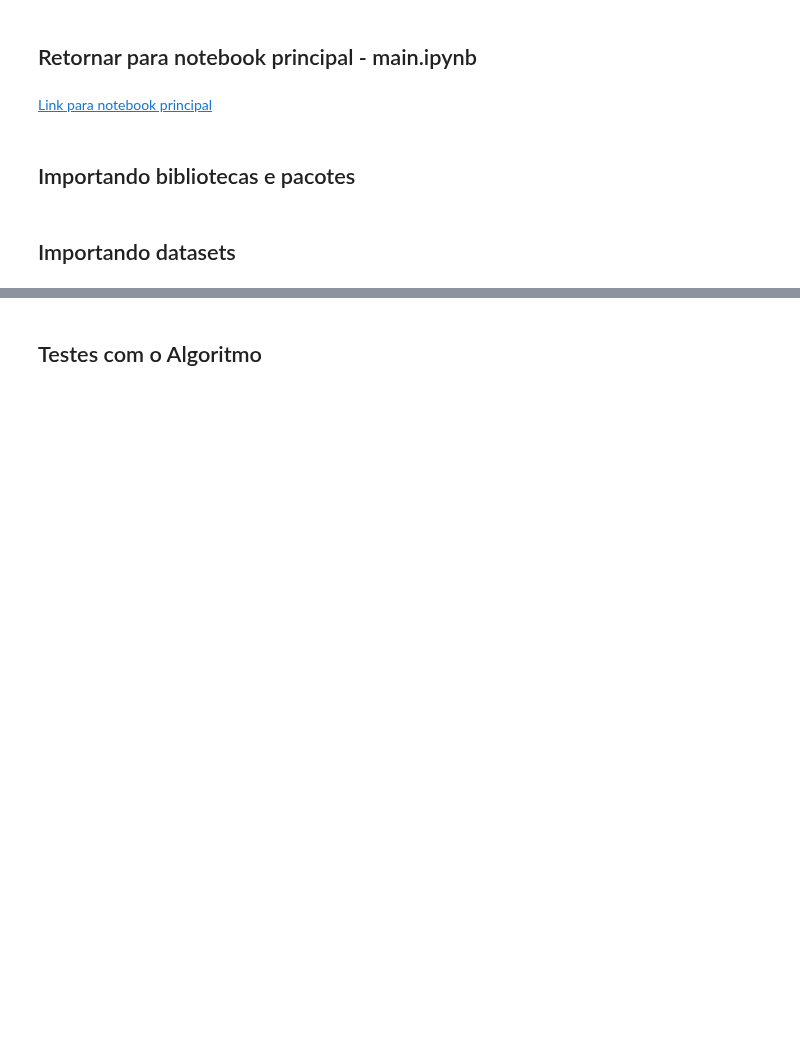
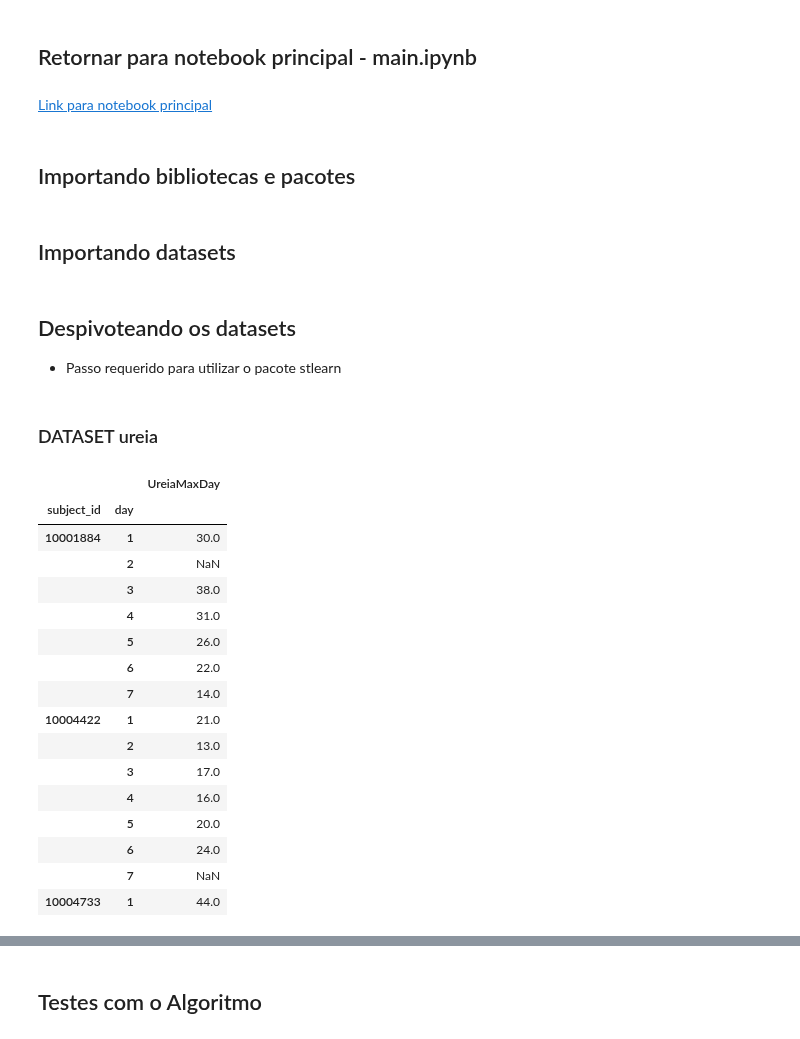
Before and after one commit to igorssant/TCC-Comparacao-de-Modelos-de-ML-nao-Supervisionados, a Jupyter notebook: src/kmeans_series_temporais.ipynb, the cells around one changed output, grey strips where cells are left out. Cells and saved outputs as stored; diff of their text form; code cells hidden in the pictures; blank space fills up the shorter version.

Commit message:
feat: avancando com os estudos da biblioteca stlearn

```diff
--- a/src/kmeans_series_temporais.ipynb
+++ b/src/kmeans_series_temporais.ipynb
@@ -25,5 +28,41 @@ import numpy as np
 # %% [markdown]
 ## Importando datasets
 # %%
-df_ureia = pd.read_csv("../databases/processed/ureia_pivoted.csv", sep = ",", index_col = "subject_id")
-df_creatinina = pd.read_csv("../databases/processed/creatinina_pivoted.csv", sep = ",", index_col = "subject_id")
+df_ureia = pd.read_csv("../databases/processed/ureia_pivoted.csv", sep = ",")
+df_creatinina = pd.read_csv("../databases/processed/creatinina_pivoted.csv", sep = ",")
+# %% [markdown]
+## Despivoteando os datasets
+- Passo requerido para utilizar o pacote stlearn
+# %% [markdown]
+### DATASET ureia
+# %%
+colunas = df_ureia.columns.to_list()
+colunas.pop(0)
+
+df_ureia_despivoteado = despivotear_dataset(df_ureia,
+                                            ["subject_id"],
+                                            colunas,
+                                            "UreiaMaxDay",
+                                            "day")
+df_ureia_despivoteado["day"] = [valor.replace("ureia_dia_", "") for valor in df_ureia_despivoteado["day"]]
+df_ureia_despivoteado.set_index(keys = ["subject_id", "day"], inplace = True)
+df_ureia_despivoteado.sort_index(inplace=True)
+df_ureia_despivoteado.head(15)
+# %% [output]
+|  |  | UreiaMaxDay |
+| subject_id | day |  |
+| 10001884 | 1 | 30.0 |
+|  | 2 | NaN |
+|  | 3 | 38.0 |
+|  | 4 | 31.0 |
+|  | 5 | 26.0 |
+|  | 6 | 22.0 |
+|  | 7 | 14.0 |
+| 10004422 | 1 | 21.0 |
+|  | 2 | 13.0 |
+|  | 3 | 17.0 |
+|  | 4 | 16.0 |
+|  | 5 | 20.0 |
+|  | 6 | 24.0 |
+|  | 7 | NaN |
+| 10004733 | 1 | 44.0 |
```
Also changed, not shown: parts of 8 cells of this notebook, 1 other file.
